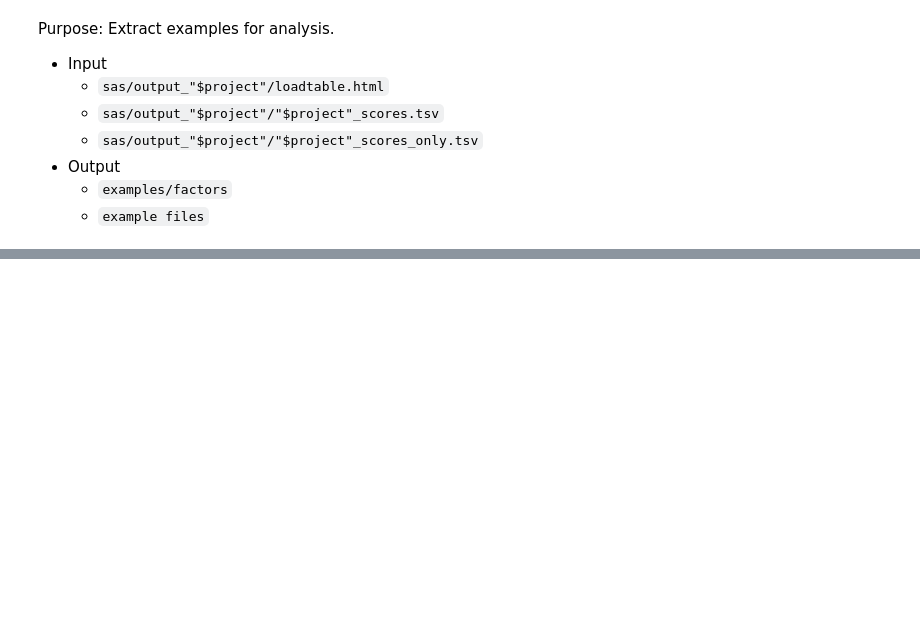
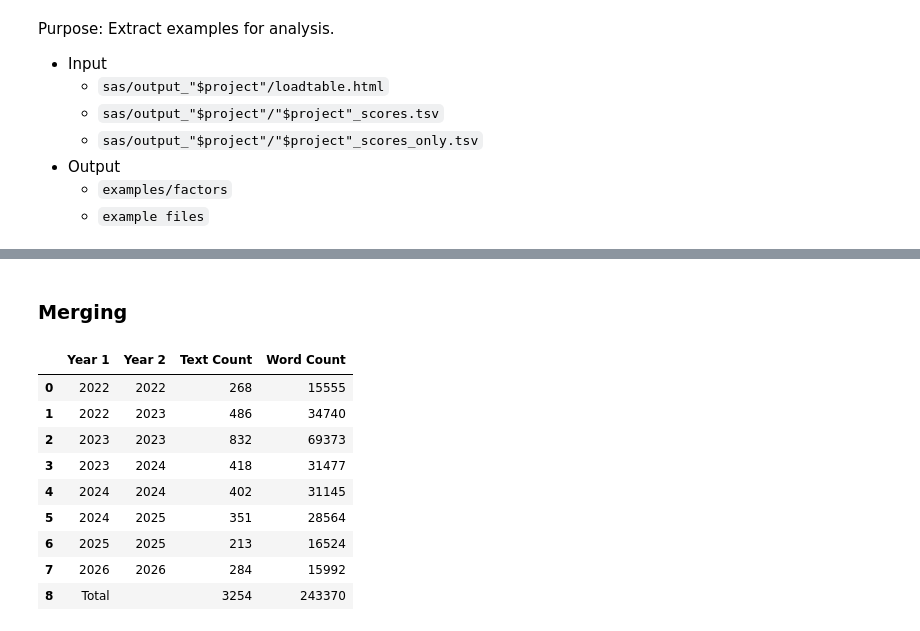
Before and after one commit to laelgelc/cl_st1_fernanda, a Jupyter notebook: CL_St1_Ph2_Fernanda.ipynb, the cells around one changed output, grey strips where cells are left out. Saved outputs shown, nothing was run; the diff lists cells and outputs as text; code cells hidden in the pictures; blank space fills up the shorter version.

```diff
--- a/CL_St1_Ph2_Fernanda.ipynb
+++ b/CL_St1_Ph2_Fernanda.ipynb
@@ -569,0 +718,6 @@ Purpose: Extract examples for analysis.
+# %%
+# Define the column names
+column_names = ['Text ID', 'Year 1', 'Year 2']
+
+# Import the file
+df_dates = pd.read_csv(f"{input_directory}/dates.txt", sep=' ', header=None, names=column_names)
@@ -569,0 +740,16 @@ Purpose: Extract examples for analysis.
+# %%
+# Make 'Year 2' equal to 'Year 1' where 'Year 2' is NaN
+df_dates['Year 2'] = df_dates['Year 2'].fillna(df_dates['Year 1'])
+
+# Convert 'Year 1' and 'Year 2' to pandas datetime as 4-digit years of the current century
+current_century = (pd.Timestamp.now().year // 100) * 100
+for col in ['Year 1', 'Year 2']:
+    years_int = pd.to_numeric(df_dates[col], errors='coerce').astype('Int64')
+    full_years = years_int.where(years_int >= 100, years_int + current_century)
+    df_dates[col] = pd.to_datetime(full_years.astype('float').astype('Int64').astype(str), format='%Y', errors='coerce')
+
+# Format as 4-digit year strings (keeping dtype datetime for operations, but show formatted)
+df_dates['Year 1'] = df_dates['Year 1'].dt.strftime('%Y')
+df_dates['Year 2'] = df_dates['Year 2'].dt.strftime('%Y')
+
+df_dates
@@ -569,0 +770,36 @@ Purpose: Extract examples for analysis.
+# %% [markdown]
+### Merging
+# %%
+# Merge the DataFrames on 'Text ID'
+merged_df = pd.merge(df_dates, df_wcount, on='Text ID')
+
+# Group by ('Year 1', 'Year 2') to get 'Text Count' and 'Word Count'
+df_corpus_design = merged_df.groupby(['Year 1', 'Year 2']).agg({
+    'Text ID': 'count',
+    'Word Count': 'sum'
+}).reset_index()
+
+# Rename columns to match the requirements
+df_corpus_design.rename(columns={'Text ID': 'Text Count'}, inplace=True)
+
+# Append totals row at the bottom
+totals_row = {
+    'Year 1': 'Total',
+    'Year 2': '',
+    'Text Count': df_corpus_design['Text Count'].sum(),
+    'Word Count': df_corpus_design['Word Count'].sum()
+}
+df_corpus_design = pd.concat([df_corpus_design, pd.DataFrame([totals_row])], ignore_index=True)
+
+df_corpus_design
+# %% [output]
+|  | Year 1 | Year 2 | Text Count | Word Count |
+| 0 | 2022 | 2022 | 268 | 15555 |
+| 1 | 2022 | 2023 | 486 | 34740 |
+| 2 | 2023 | 2023 | 832 | 69373 |
+| 3 | 2023 | 2024 | 418 | 31477 |
+| 4 | 2024 | 2024 | 402 | 31145 |
+| 5 | 2024 | 2025 | 351 | 28564 |
+| 6 | 2025 | 2025 | 213 | 16524 |
+| 7 | 2026 | 2026 | 284 | 15992 |
+| 8 | Total |  | 3254 | 243370 |
```
Also changed, not shown: parts of 13 cells of this notebook, 4 other files.
